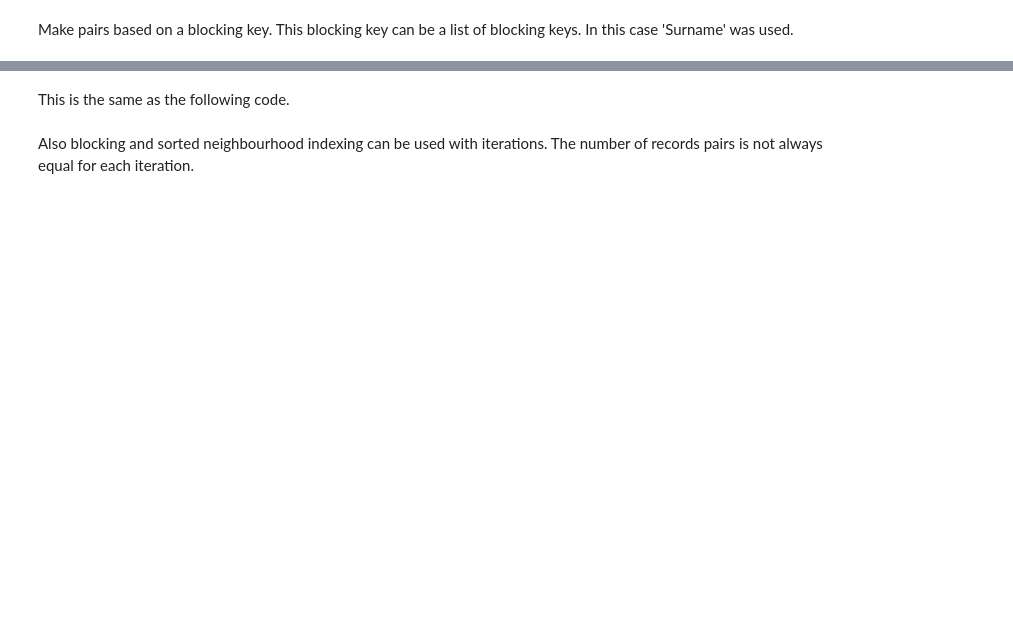
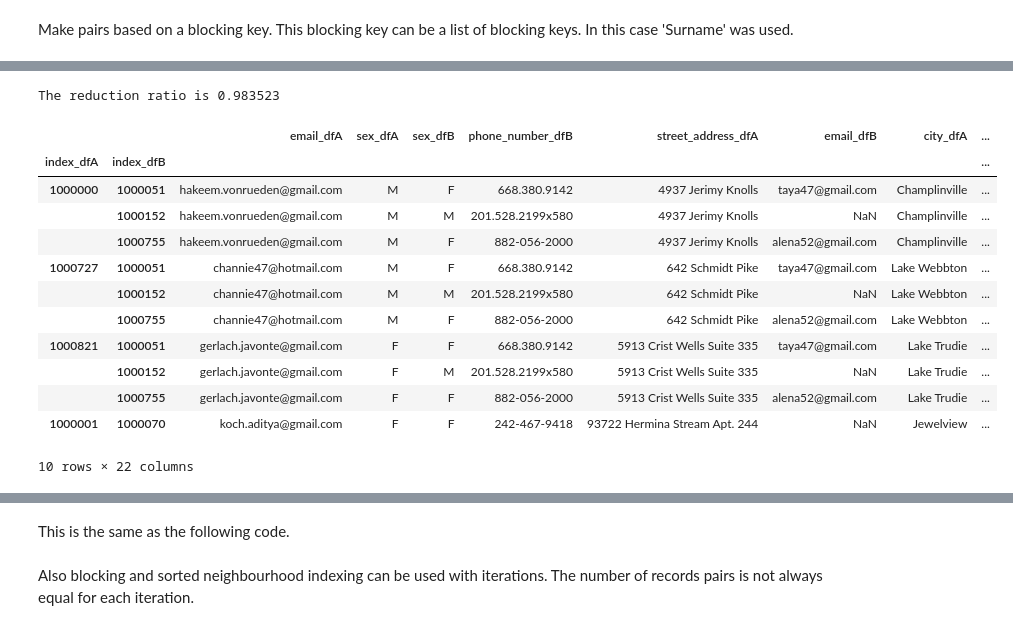
Before and after one commit to J535D165/recordlinkage, a Jupyter notebook: examples/Linking.ipynb, the cells around one changed output, grey strips where cells are left out. Cells and saved outputs as stored; diff of their text form; code cells hidden in the pictures; blank space fills up the shorter version.

```diff
--- a/examples/Linking.ipynb
+++ b/examples/Linking.ipynb
@@ -50,6 +76,21 @@ pairs_block.head(10)
 # %%
-pairs_sorted = pairing.sortedneighbourhood(' surname', window=3)
+pairs_sorted = pairing.sortedneighbourhood('last_name', window=3)
 print "The reduction ratio is %s" % pairing.reduction_ratio()
 
 pairs_sorted.head(10)
+# %% [output]
+The reduction ratio is 0.983523
+|  |  | email_dfA | sex_dfA | sex_dfB | phone_number_dfB | street_address_dfA | email_dfB | city_dfA | ... |
+| index_dfA | index_dfB |  |  |  |  |  |  |  | ... |
+| 1000000 | 1000051 | hakeem.vonrueden@gmail.com | M | F | 668.380.9142 | 4937 Jerimy Knolls | taya47@gmail.com | Champlinville | ... |
+|  | 1000152 | hakeem.vonrueden@gmail.com | M | M | 201.528.2199x580 | 4937 Jerimy Knolls | NaN | Champlinville | ... |
+|  | 1000755 | hakeem.vonrueden@gmail.com | M | F | 882-056-2000 | 4937 Jerimy Knolls | alena52@gmail.com | Champlinville | ... |
+| 1000727 | 1000051 | channie47@hotmail.com | M | F | 668.380.9142 | 642 Schmidt Pike | taya47@gmail.com | Lake Webbton | ... |
+|  | 1000152 | channie47@hotmail.com | M | M | 201.528.2199x580 | 642 Schmidt Pike | NaN | Lake Webbton | ... |
+|  | 1000755 | channie47@hotmail.com | M | F | 882-056-2000 | 642 Schmidt Pike | alena52@gmail.com | Lake Webbton | ... |
+| 1000821 | 1000051 | gerlach.javonte@gmail.com | F | F | 668.380.9142 | 5913 Crist Wells Suite 335 | taya47@gmail.com | Lake Trudie | ... |
+|  | 1000152 | gerlach.javonte@gmail.com | F | M | 201.528.2199x580 | 5913 Crist Wells Suite 335 | NaN | Lake Trudie | ... |
+|  | 1000755 | gerlach.javonte@gmail.com | F | F | 882-056-2000 | 5913 Crist Wells Suite 335 | alena52@gmail.com | Lake Trudie | ... |
+| 1000001 | 1000070 | koch.aditya@gmail.com | F | F | 242-467-9418 | 93722 Hermina Stream Apt. 244 | NaN | Jewelview | ... |
+10 rows × 22 columns
 # %%
```
Also changed, not shown: parts of 9 cells of this notebook, 2 other files.
